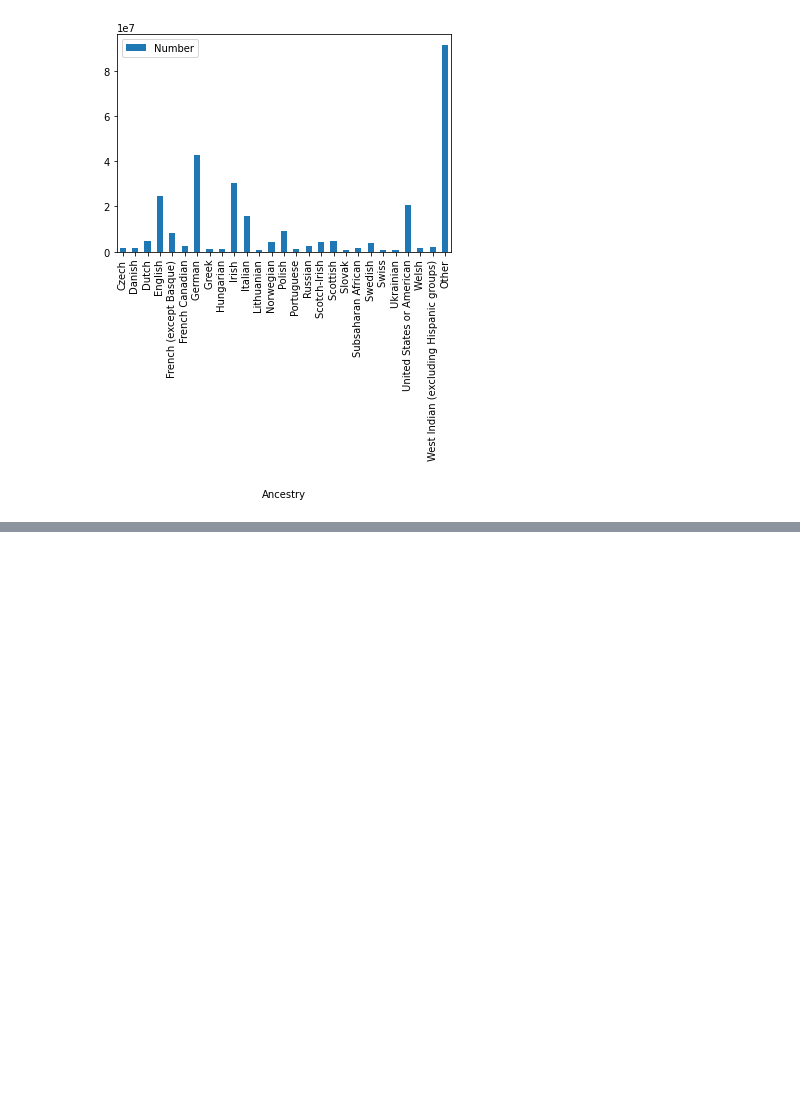
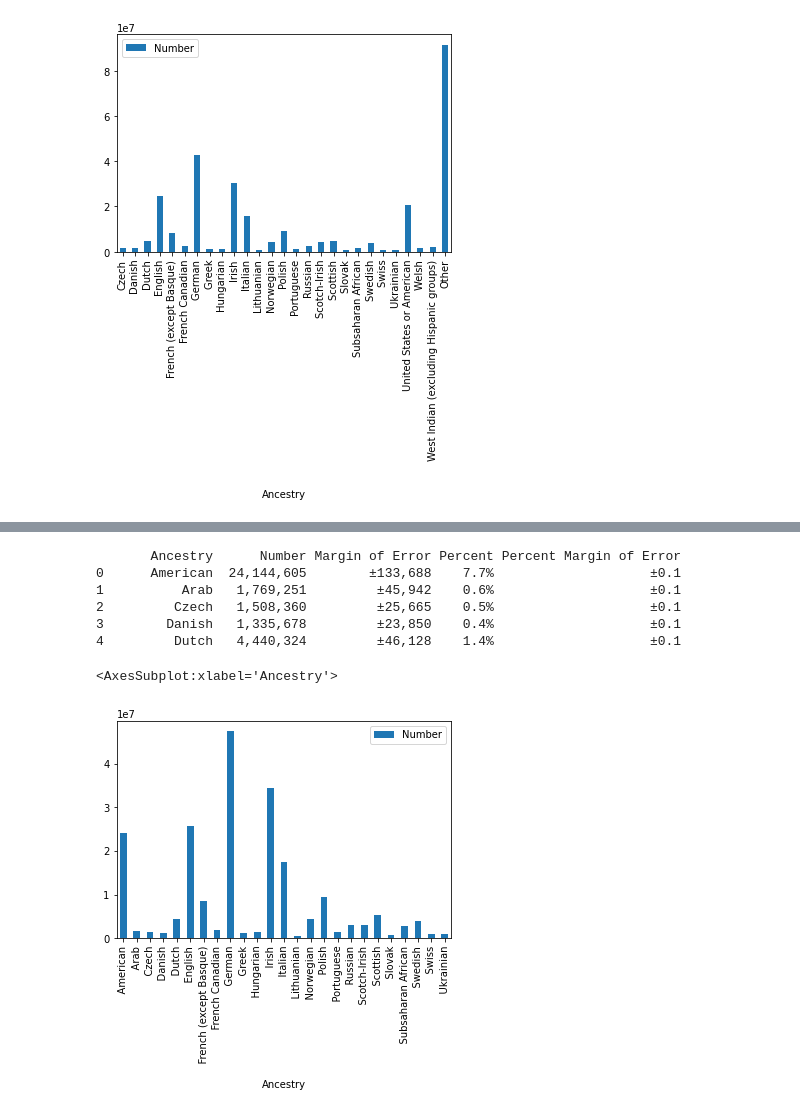
Before and after one commit to ljstaib/cs506-finalProject, a Jupyter notebook: Deliverable-2/exploration.ipynb, the cells around one changed output, grey strips where cells are left out. Saved outputs shown, nothing was run; the diff lists cells and outputs as text; code cells hidden in the pictures; blank space fills up the shorter version.

```diff
--- a/Deliverable-2/exploration.ipynb
+++ b/Deliverable-2/exploration.ipynb
@@ -643,0 +609,22 @@ df_2000.plot(x="Ancestry", y=["Number"], kind="bar")
+# %%
+# Load ancestry census data from 2011 1yr
+
+# Import correct sheet in file
+df_2011_1 = pd.read_csv('./data/1yr/2011_1yr.csv', skiprows=139, nrows = 25)
+df_2011_1.columns=['Ancestry', 'Number', 'Margin of Error', 'Percent', 'Percent Margin of Error']
+
+print(df_2011_1.head())
+labels_2011 = df_2011_1['Ancestry'][1:]
+population_data_2011_1 = df_2011_1['Number'][1:]
+df_2011_1.replace(',','', regex=True, inplace=True)
+df_2011_1['Number'] = df_2011_1['Number'].astype(int)
+df_2011_1.plot(x="Ancestry", y=["Number"], kind="bar")
+# %% [output]
+       Ancestry      Number Margin of Error Percent Percent Margin of Error
+0      American  24,144,605        ±133,688    7.7%                    ±0.1
+1          Arab   1,769,251         ±45,942    0.6%                    ±0.1
+2         Czech   1,508,360         ±25,665    0.5%                    ±0.1
+3        Danish   1,335,678         ±23,850    0.4%                    ±0.1
+4         Dutch   4,440,324         ±46,128    1.4%                    ±0.1
+<AxesSubplot:xlabel='Ancestry'>
+[figure, added]
```
Also changed, not shown: parts of 54 cells of this notebook, 4 other files.
